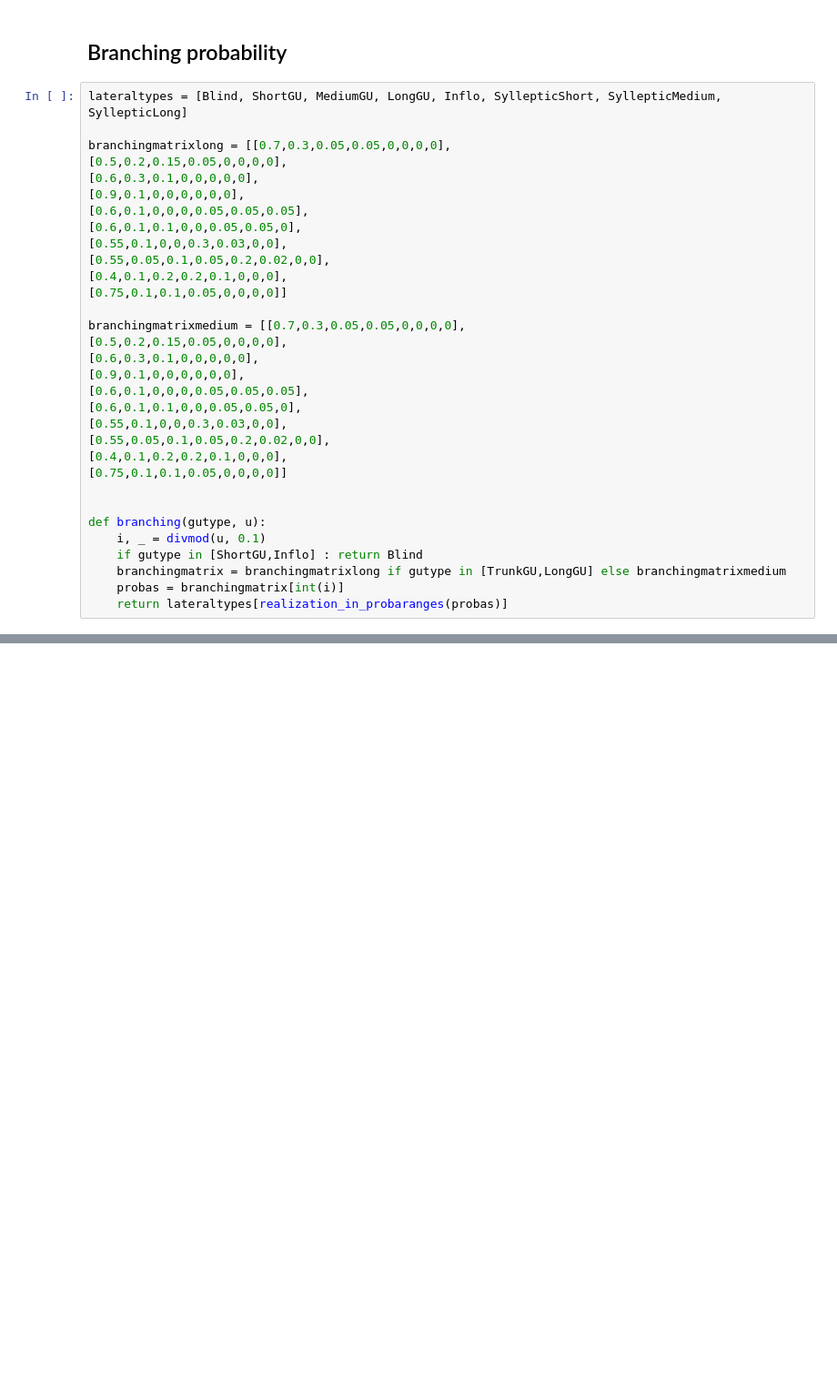
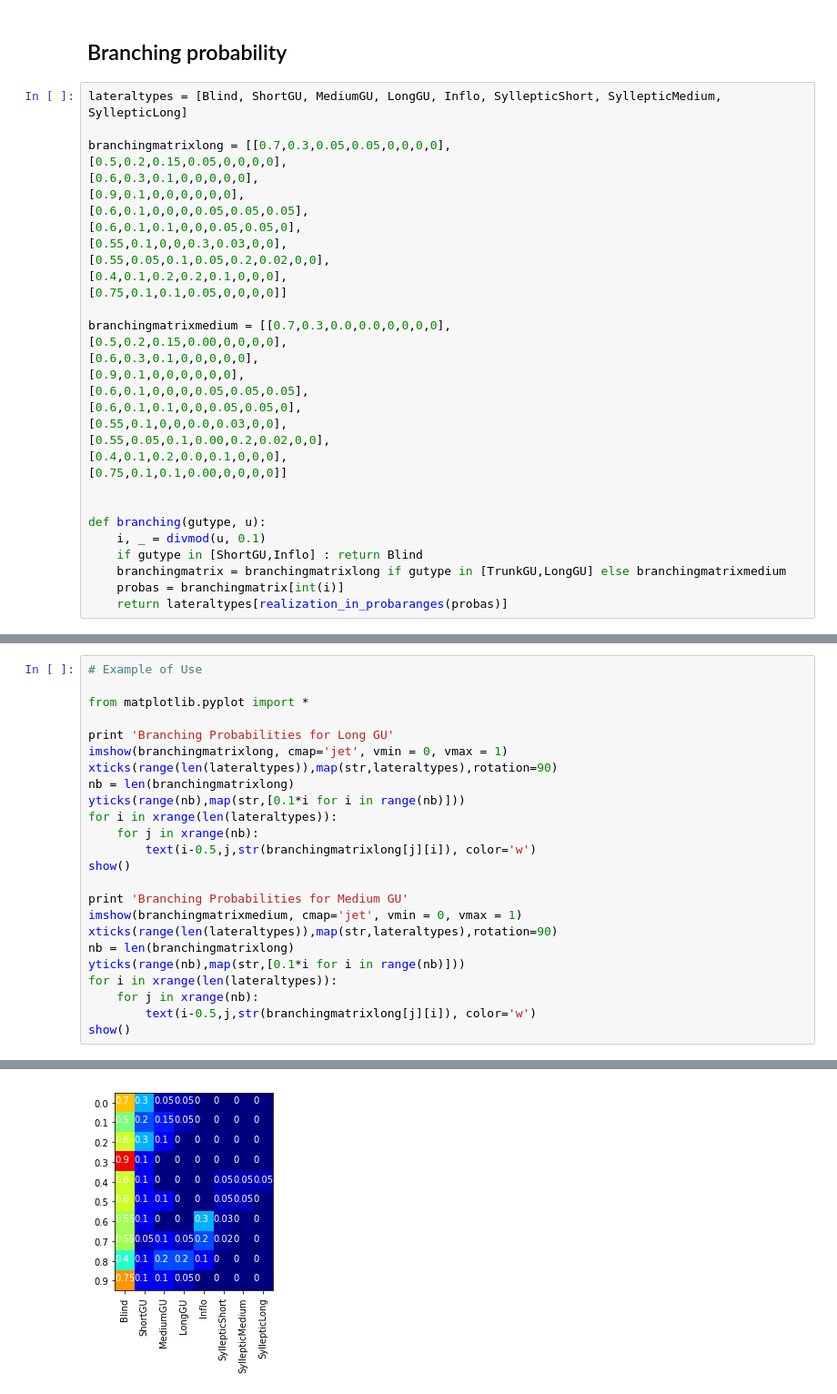
Before and after one commit to openalea-training/agreenium_training_2018, a Jupyter notebook: simulation/Apple Tree Simulation - Architecture.ipynb, the cells around one changed output, grey strips where cells are left out. Shown: that part at 91% size. Cells and saved outputs as stored; diff of their text form; blank space fills up the shorter version.

```diff
--- a/simulation/Apple Tree Simulation - Architecture.ipynb
+++ b/simulation/Apple Tree Simulation - Architecture.ipynb
@@ -54,16 +75,16 @@ branchingmatrixlong = [[0.7,0.3,0.05,0.05,0,0,0,0],
 [0.4,0.1,0.2,0.2,0.1,0,0,0],
 [0.75,0.1,0.1,0.05,0,0,0,0]]
 
-branchingmatrixmedium = [[0.7,0.3,0.05,0.05,0,0,0,0],
-[0.5,0.2,0.15,0.05,0,0,0,0],
+branchingmatrixmedium = [[0.7,0.3,0.0,0.0,0,0,0,0],
+[0.5,0.2,0.15,0.00,0,0,0,0],
 [0.6,0.3,0.1,0,0,0,0,0],
 [0.9,0.1,0,0,0,0,0,0],
 [0.6,0.1,0,0,0,0.05,0.05,0.05],
 [0.6,0.1,0.1,0,0,0.05,0.05,0],
-[0.55,0.1,0,0,0.3,0.03,0,0],
-[0.55,0.05,0.1,0.05,0.2,0.02,0,0],
-[0.4,0.1,0.2,0.2,0.1,0,0,0],
-[0.75,0.1,0.1,0.05,0,0,0,0]]
+[0.55,0.1,0,0,0.0,0.03,0,0],
+[0.55,0.05,0.1,0.00,0.2,0.02,0,0],
+[0.4,0.1,0.2,0.0,0.1,0,0,0],
+[0.75,0.1,0.1,0.00,0,0,0,0]]
 
 
 def branching(gutype, u):
@@ -209,0 +96,25 @@ def __initialiseContext__(context):
+# %%
+# Example of Use
+
+from matplotlib.pyplot import *
+
+print 'Branching Probabilities for Long GU'
+imshow(branchingmatrixlong, cmap='jet', vmin = 0, vmax = 1)
+xticks(range(len(lateraltypes)),map(str,lateraltypes),rotation=90)
+nb = len(branchingmatrixlong)
+yticks(range(nb),map(str,[0.1*i for i in range(nb)]))
+for i in xrange(len(lateraltypes)):
+    for j in xrange(nb):
+        text(i-0.5,j,str(branchingmatrixlong[j][i]), color='w')
+show()
+
+print 'Branching Probabilities for Medium GU'
+imshow(branchingmatrixmedium, cmap='jet', vmin = 0, vmax = 1)
+xticks(range(len(lateraltypes)),map(str,lateraltypes),rotation=90)
+nb = len(branchingmatrixlong)
+yticks(range(nb),map(str,[0.1*i for i in range(nb)]))
+for i in xrange(len(lateraltypes)):
+    for j in xrange(nb):
+        text(i-0.5,j,str(branchingmatrixlong[j][i]), color='w')
+show()
+# %% [output]
@@ -209,0 +122 @@ def __initialiseContext__(context):
+[figure, added]
```
Also changed, not shown: parts of 10 cells of this notebook, 29 other files.
